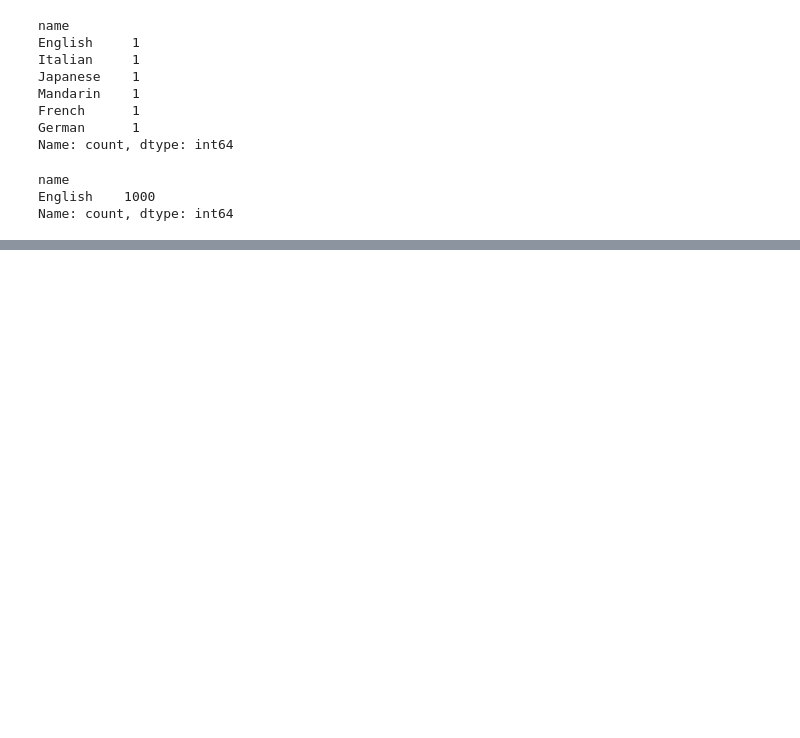
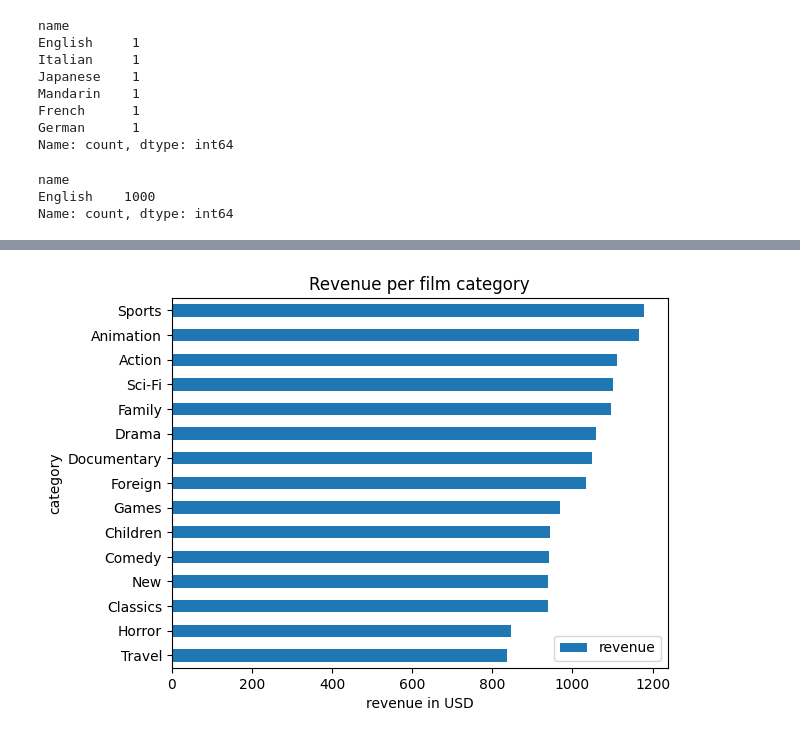
Before and after one commit to aurabyte-dev/Lab1_SQL, a Jupyter notebook: Task_1.ipynb, the cells around one changed output, grey strips where cells are left out. Saved outputs shown, nothing was run; the diff lists cells and outputs as text; code cells hidden in the pictures; blank space fills up the shorter version.

```diff
--- a/Task_1.ipynb
+++ b/Task_1.ipynb
@@ -205,0 +245,32 @@ Name: count, dtype: int64
+# %%
+with duckdb.connect("data/sakila.duckdb") as conn:
+    top_film_category = conn.sql("""
+        SELECT
+            c.first_name || ' ' || c.last_name AS customer,
+            COUNT(p.amount) AS spend
+        FROM
+            staging.customer c
+        JOIN staging.payment p ON p.customer_id = c.customer_id
+        GROUP BY customer
+        ORDER BY spend DESC
+        LIMIT 5
+    """).df()
+
+top_film_category
+# %%
+with duckdb.connect("data/sakila.duckdb") as conn:
+    top_film_category = conn.sql("""
+        SELECT
+            name AS category,
+            COUNT(p.amount) AS revenue
+        FROM staging.category c
+        JOIN staging.film_category fc ON c.category_id = fc.category_id
+        JOIN staging.film f ON fc.film_id = f.film_id
+        JOIN staging.inventory i ON f.film_id = i.film_id
+        JOIN staging.rental r ON i.inventory_id = r.inventory_id
+        JOIN staging.payment p ON r.rental_id = p.rental_id
+        GROUP BY category
+        ORDER BY revenue DESC
+    """).df()
+
+top_film_category
@@ -205,0 +295,11 @@ Name: count, dtype: int64
+# %%
+ax = top_film_category.head(15).plot(
+    kind="barh",
+    x="category",
+    y="revenue",
+    title="Revenue per film category",
+    xlabel="revenue in USD",
+)
+ax.invert_yaxis()
+# %% [output]
+[figure, added]
```
Also changed, not shown: parts of 8 cells of this notebook, 1 other file.
